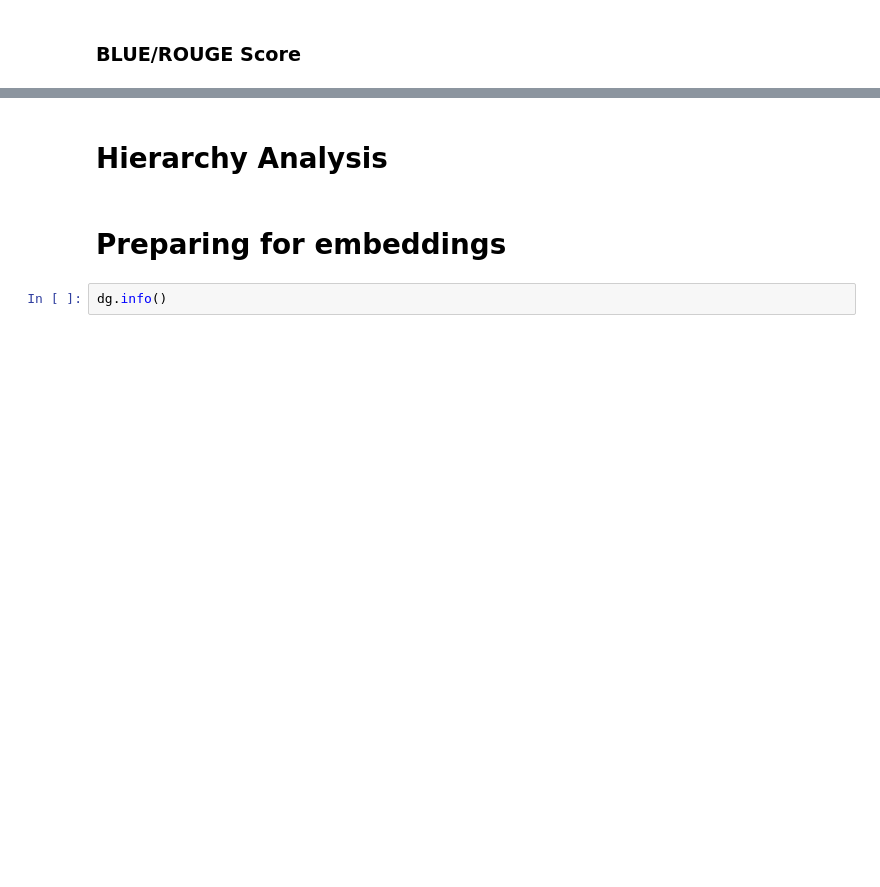
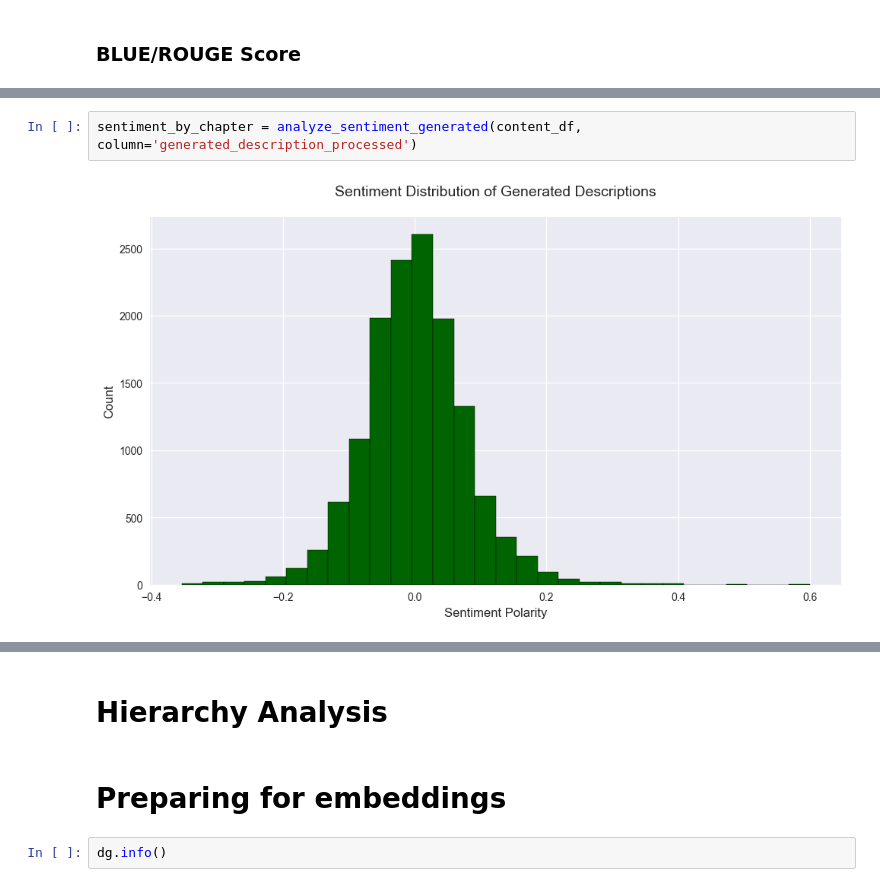
Before and after one commit to marcolomele/vectorization-ICD11, a Jupyter notebook: Data/data-analysis.ipynb, the cells around one changed output, grey strips where cells are left out. Drawn from its saved outputs; the diff is of its cells as text; blank space fills up the shorter version.

```diff
--- a/Data/data-analysis.ipynb
+++ b/Data/data-analysis.ipynb
@@ -631,0 +941,4 @@ ner_df = density_df
+# %%
+sentiment_by_chapter = analyze_sentiment_generated(content_df, column='generated_description_processed')
+# %% [output]
+[figure, added]
```
Also changed, not shown: parts of 31 cells of this notebook, 1 other file.
